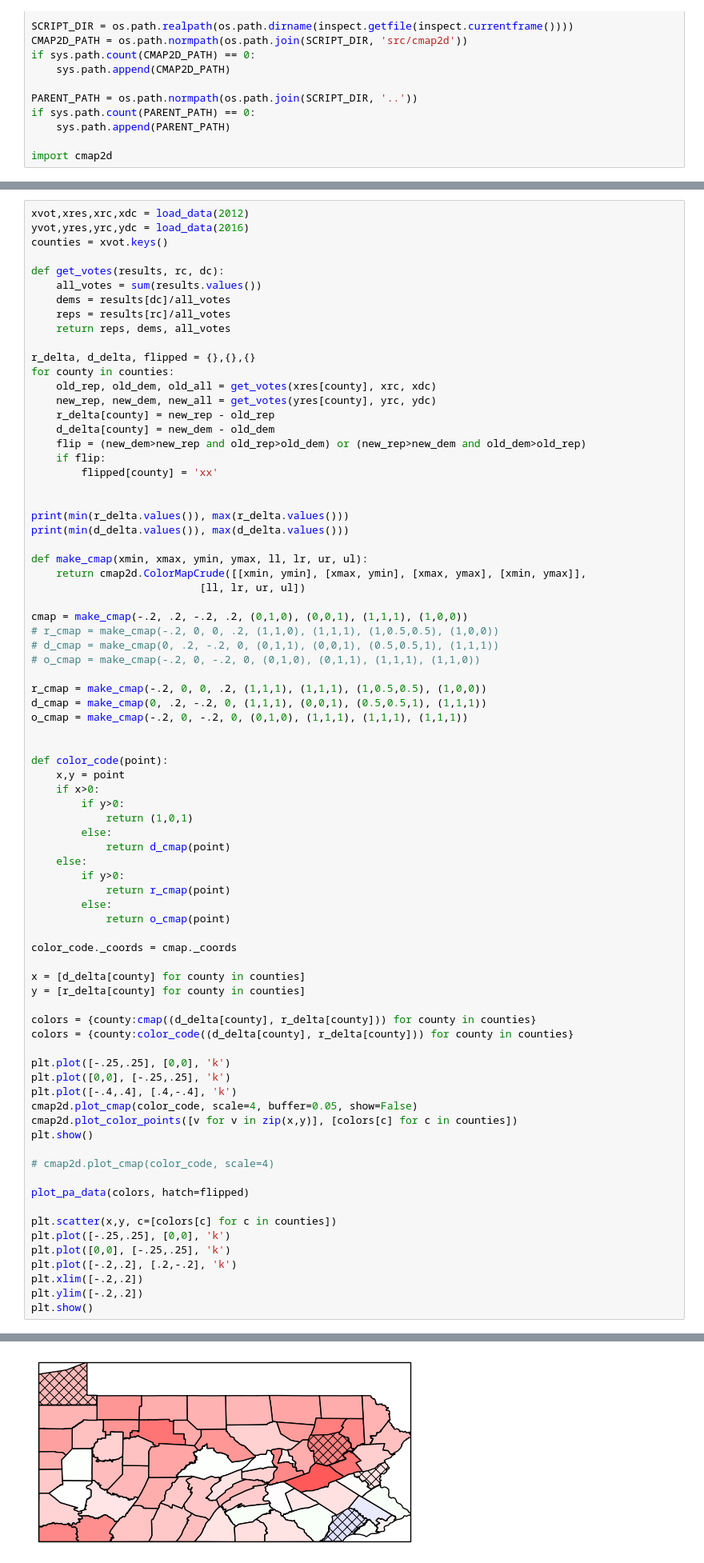
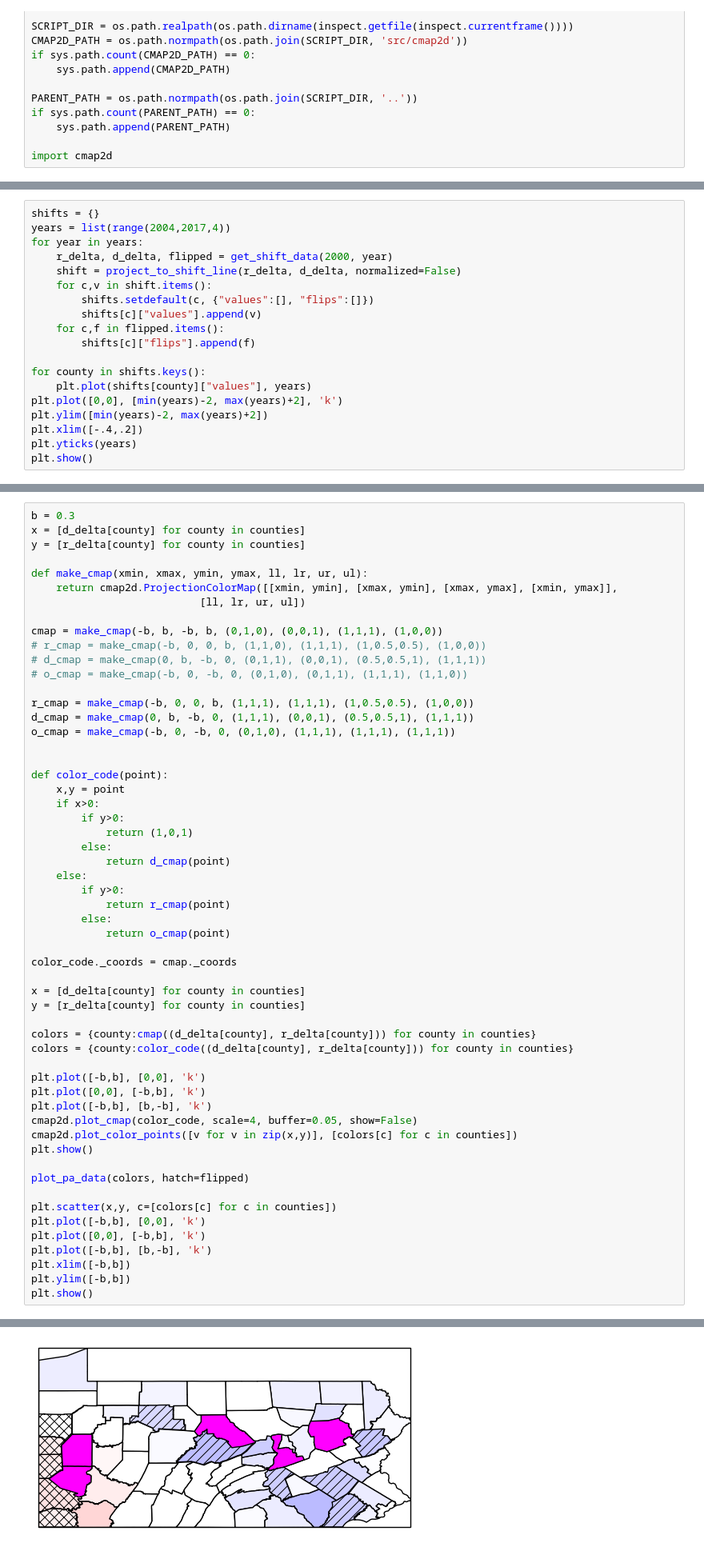
Before and after one commit to oderby/elections_2016, a Jupyter notebook: plot_pa.ipynb, the cells around one changed output, grey strips where cells are left out. Shown at 80% size. Saved outputs shown, nothing was run; the diff lists cells and outputs as text.

```diff
--- a/plot_pa.ipynb
+++ b/plot_pa.ipynb
@@ -200,0 +765,19 @@ counties = x0v.keys()
+# %%
+shifts = {}
+years = list(range(2004,2017,4))
+for year in years:
+    r_delta, d_delta, flipped = get_shift_data(2000, year)
+    shift = project_to_shift_line(r_delta, d_delta, normalized=False)
+    for c,v in shift.items():
+        shifts.setdefault(c, {"values":[], "flips":[]})
+        shifts[c]["values"].append(v)
+    for c,f in flipped.items():
+        shifts[c]["flips"].append(f)
+
+for county in shifts.keys():
+    plt.plot(shifts[county]["values"], years)
+plt.plot([0,0], [min(years)-2, max(years)+2], 'k')
+plt.ylim([min(years)-2, max(years)+2])
+plt.xlim([-.4,.2])
+plt.yticks(years)
+plt.show()
@@ -201,40 +817,20 @@ counties = x0v.keys()
 # %%
-xvot,xres,xrc,xdc = load_data(2012)
-yvot,yres,yrc,ydc = load_data(2016)
-counties = xvot.keys()
-
-def get_votes(results, rc, dc):
-    all_votes = sum(results.values())
-    dems = results[dc]/all_votes
-    reps = results[rc]/all_votes
-    return reps, dems, all_votes
-
-r_delta, d_delta, flipped = {},{},{}
-for county in counties:
-    old_rep, old_dem, old_all = get_votes(xres[county], xrc, xdc)
-    new_rep, new_dem, new_all = get_votes(yres[county], yrc, ydc)
-    r_delta[county] = new_rep - old_rep
-    d_delta[county] = new_dem - old_dem
-    flip = (new_dem>new_rep and old_rep>old_dem) or (new_rep>new_dem and old_dem>old_rep)
-    if flip:
-        flipped[county] = 'xx'
-
-
-print(min(r_delta.values()), max(r_delta.values()))
-print(min(d_delta.values()), max(d_delta.values()))
+b = 0.3
+x = [d_delta[county] for county in counties]
+y = [r_delta[county] for county in counties]
 
 def make_cmap(xmin, xmax, ymin, ymax, ll, lr, ur, ul):
-    return cmap2d.ColorMapCrude([[xmin, ymin], [xmax, ymin], [xmax, ymax], [xmin, ymax]],
+    return cmap2d.ProjectionColorMap([[xmin, ymin], [xmax, ymin], [xmax, ymax], [xmin, ymax]],
                            [ll, lr, ur, ul])
 
-cmap = make_cmap(-.2, .2, -.2, .2, (0,1,0), (0,0,1), (1,1,1), (1,0,0))
-# r_cmap = make_cmap(-.2, 0, 0, .2, (1,1,0), (1,1,1), (1,0.5,0.5), (1,0,0))
-# d_cmap = make_cmap(0, .2, -.2, 0, (0,1,1), (0,0,1), (0.5,0.5,1), (1,1,1))
-# o_cmap = make_cmap(-.2, 0, -.2, 0, (0,1,0), (0,1,1), (1,1,1), (1,1,0))
+cmap = make_cmap(-b, b, -b, b, (0,1,0), (0,0,1), (1,1,1), (1,0,0))
+# r_cmap = make_cmap(-b, 0, 0, b, (1,1,0), (1,1,1), (1,0.5,0.5), (1,0,0))
+# d_cmap = make_cmap(0, b, -b, 0, (0,1,1), (0,0,1), (0.5,0.5,1), (1,1,1))
+# o_cmap = make_cmap(-b, 0, -b, 0, (0,1,0), (0,1,1), (1,1,1), (1,1,0))
 
-r_cmap = make_cmap(-.2, 0, 0, .2, (1,1,1), (1,1,1), (1,0.5,0.5), (1,0,0))
-d_cmap = make_cmap(0, .2, -.2, 0, (1,1,1), (0,0,1), (0.5,0.5,1), (1,1,1))
-o_cmap = make_cmap(-.2, 0, -.2, 0, (0,1,0), (1,1,1), (1,1,1), (1,1,1))
+r_cmap = make_cmap(-b, 0, 0, b, (1,1,1), (1,1,1), (1,0.5,0.5), (1,0,0))
+d_cmap = make_cmap(0, b, -b, 0, (1,1,1), (0,0,1), (0.5,0.5,1), (1,1,1))
+o_cmap = make_cmap(-b, 0, -b, 0, (0,1,0), (1,1,1), (1,1,1), (1,1,1))
 
 
 def color_code(point):
@@ -258,22 +854,20 @@ y = [r_delta[county] for county in counties]
 colors = {county:cmap((d_delta[county], r_delta[county])) for county in counties}
 colors = {county:color_code((d_delta[county], r_delta[county])) for county in counties}
 
-plt.plot([-.25,.25], [0,0], 'k')
-plt.plot([0,0], [-.25,.25], 'k')
-plt.plot([-.4,.4], [.4,-.4], 'k')
+plt.plot([-b,b], [0,0], 'k')
+plt.plot([0,0], [-b,b], 'k')
+plt.plot([-b,b], [b,-b], 'k')
 cmap2d.plot_cmap(color_code, scale=4, buffer=0.05, show=False)
 cmap2d.plot_color_points([v for v in zip(x,y)], [colors[c] for c in counties])
 plt.show()
 
-# cmap2d.plot_cmap(color_code, scale=4)
-
 plot_pa_data(colors, hatch=flipped)
 
 plt.scatter(x,y, c=[colors[c] for c in counties])
-plt.plot([-.25,.25], [0,0], 'k')
-plt.plot([0,0], [-.25,.25], 'k')
-plt.plot([-.2,.2], [.2,-.2], 'k')
-plt.xlim([-.2,.2])
-plt.ylim([-.2,.2])
+plt.plot([-b,b], [0,0], 'k')
+plt.plot([0,0], [-b,b], 'k')
+plt.plot([-b,b], [b,-b], 'k')
+plt.xlim([-b,b])
+plt.ylim([-b,b])
 plt.show()
 # %% [output]
@@ -283 +875 @@ plt.show()
-[figure, old version]
+[figure, new version]
```
Also changed, not shown: parts of 34 cells of this notebook.
